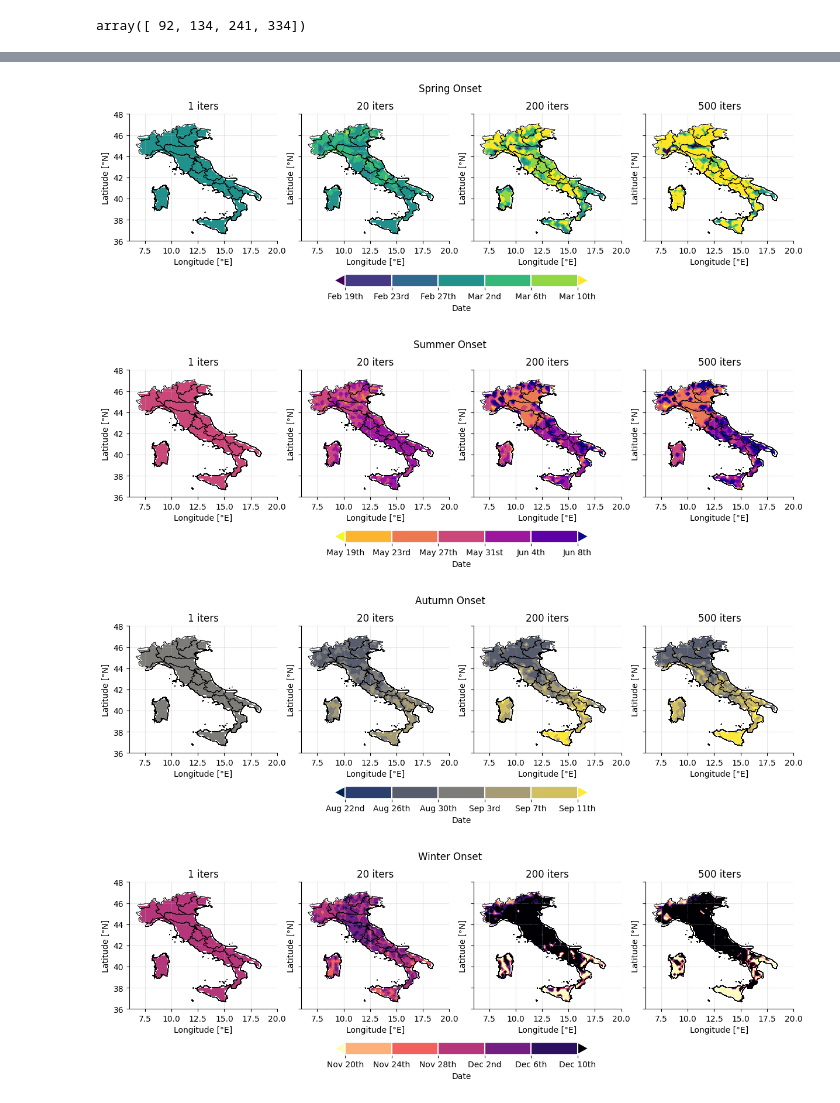
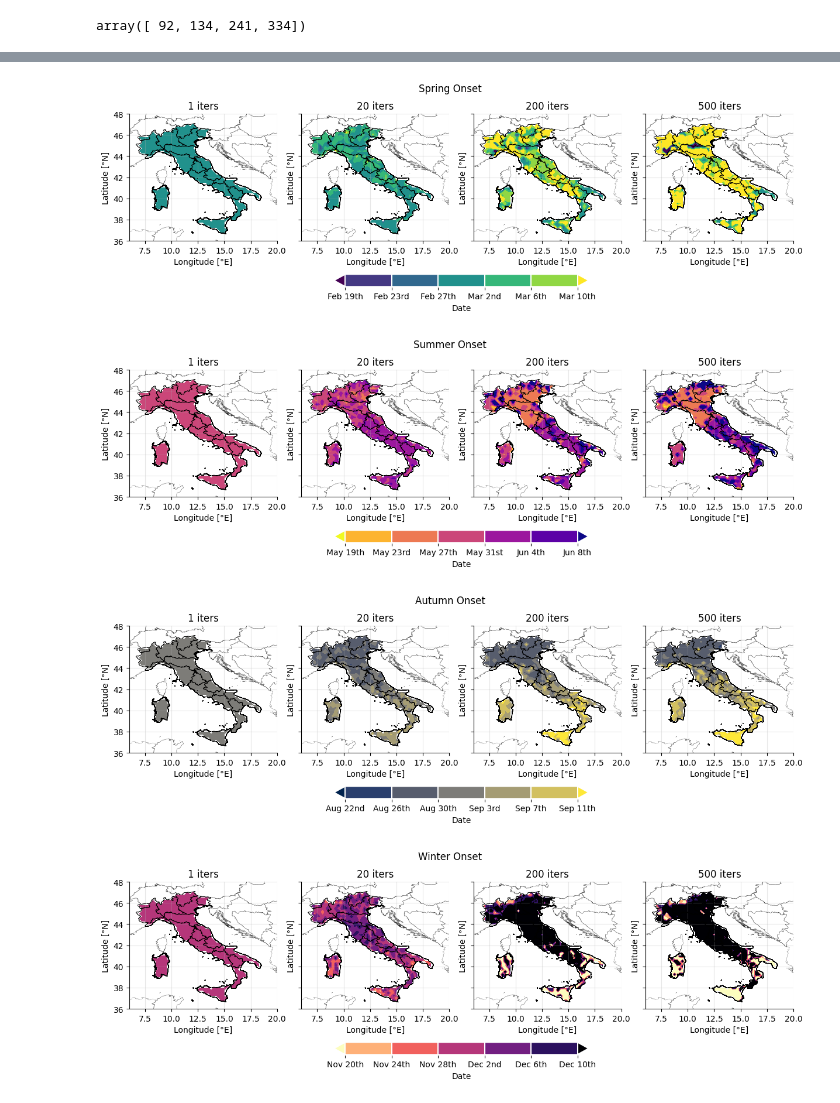
Before and after one commit to jacopograssi97/Radially_constrained_clustering, a Jupyter notebook: tester_gridpoint.ipynb, the cells around one changed output, grey strips where cells are left out. Cells and saved outputs as stored; diff of their text form; code cells hidden in the pictures.

```diff
--- a/tester_gridpoint.ipynb
+++ b/tester_gridpoint.ipynb
@@ -229,7 +229,7 @@ for j,title,cmap,s in zip(range(4),['Spring Onset', 'Summer Onset', 'Autumn Onse
 
     # List of neighboring countries to include in the map
     states = ['FRA','CHE', 'HRV','SVN','BIH']
-    # world.boundary.plot(color='k', linewidth=0.3, ax=ax, alpha=0.5)
+    world.boundary.plot(color='k', linewidth=0.3, ax=ax, alpha=0.5)
     world.plot(color='gray', alpha=0.3, ax=ax)
 
     # # Plot boundaries for each neighboring country
@@ -293,35 +298,35 @@ for j,title,cmap,s in zip(range(4),['Spring Onset', 'Summer Onset', 'Autumn Onse
         ax.set_ylabel('Latitude [°N]')
 
 
         ax.grid(alpha=0.3)
 
         # List of neighboring countries to include in the map
         states = ['FRA','CHE', 'HRV','SVN','BIH']
         world.boundary.plot(color='k', linewidth=0.3, ax=ax, alpha=0.5)
-        # world.plot(color='gray', alpha=0.3, ax=ax)
+        world.plot(color='gray', alpha=0.3, ax=ax)
 
         # # Plot boundaries for each neighboring country
         # for state in states:
         # #    world[world.GID_0 == state].boundary.plot(color='k', linewidth=0.3, ax=ax, alpha=0.5)
         #     world[world.GID_0 == state].plot(color='gray', alpha=0.3, ax=ax)
 
         ax.set_xlim(6,20)
         ax.set_ylim(36,48)
 
 
     cbar = plt.colorbar(cont_1, ax=axs.ravel().tolist(), orientation='horizontal',fraction=0.09, drawedges=True)
     cbar.set_ticks(ticks=lev, labels=[day_of_year_to_date(x) for x in lev])
 
     cbar.outline.set_color('white')
     cbar.outline.set_linewidth(2)
     cbar.dividers.set_color('white')
     cbar.dividers.set_linewidth(1.5)
 
     fig.suptitle(title)
 
     cbar.set_label('Date')
 # %% [output]
-[figure, old version]
+[figure, new version]
-[figure, old version]
+[figure, new version]
-[figure, old version]
+[figure, new version]
-[figure, old version]
+[figure, new version]
```
Also changed, not shown: parts of 1 cell of this notebook.
